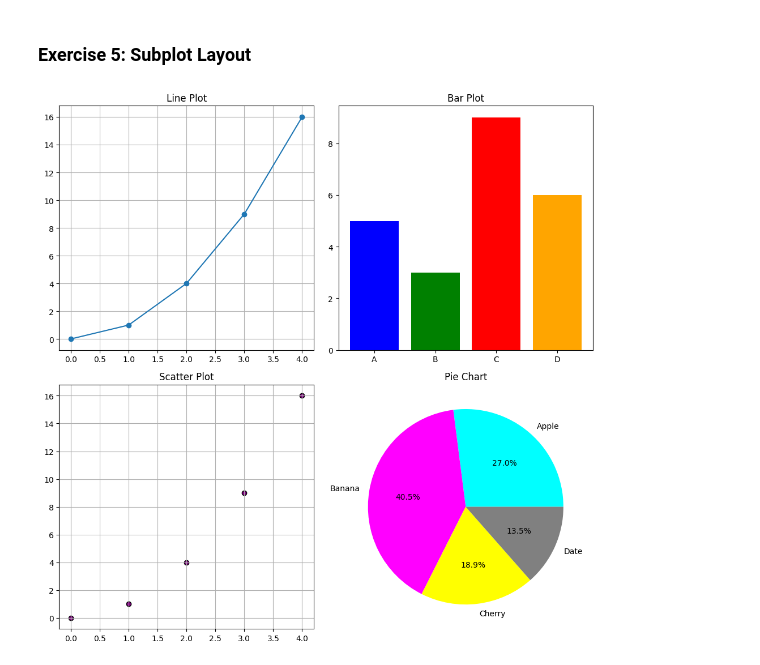
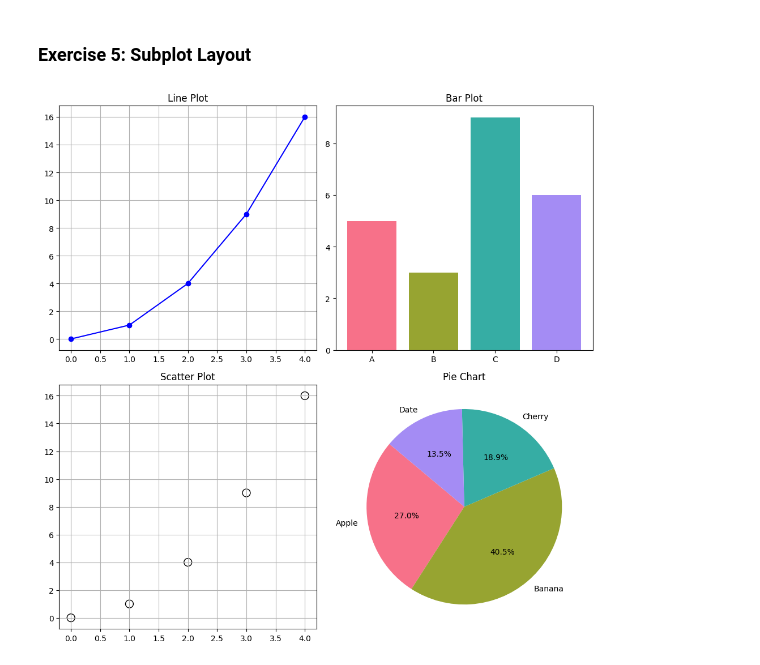
Before and after one commit to Veneel77/python-jupyter-template, a Jupyter notebook: src/5-subplot.ipynb, the cells around one changed output. Saved outputs shown, nothing was run; the diff lists cells and outputs as text; code cells hidden in the pictures.

```diff
--- a/src/5-subplot.ipynb
+++ b/src/5-subplot.ipynb
@@ -4,6 +4,7 @@
 # TASK: Create a 2x2 subplot layout.
 # Plot a line chart in the first subplot, a bar chart in the second, a scatter plot in the third, and a pie chart in the fourth.
 import matplotlib.pyplot as plt
+import seaborn as sns
 
 def validate_data(x, y, categories, values, labels, sizes):
     try:
@@ -30,38 +31,41 @@ def validate_data(x, y, categories, values, labels, sizes):
         print(f"Error: {e}")
         return False
 
 # Data
 x = [0, 1, 2, 3, 4]
 y = [0, 1, 4, 9, 16]
 categories = ['A', 'B', 'C', 'D']
 values = [5, 3, 9, 6]
 labels = ['Apple', 'Banana', 'Cherry', 'Date']
 sizes = [10, 15, 7, 5]
 
 if validate_data(x, y, categories, values, labels, sizes):
     # Create a 2x2 grid of subplots
     fig, axs = plt.subplots(2, 2, figsize=(10, 10))
 
+    # Generate dynamic colors using seaborn or matplotlib
+    color_palette = sns.color_palette("husl", max(len(categories), len(labels)))
+
     # First subplot: Line plot
-    axs[0, 0].plot(x, y, marker='o', linestyle='-')
+    axs[0, 0].plot(x, y, marker='o', linestyle='-', color='blue')
     axs[0, 0].set_title('Line Plot')
     axs[0, 0].grid(True)
 
-    # Second subplot: Bar plot
-    axs[0, 1].bar(categories, values, color=['blue', 'green', 'red', 'orange'])
+    # Second subplot: Bar plot with dynamic colors
+    axs[0, 1].bar(categories, values, color=color_palette[:len(categories)])
     axs[0, 1].set_title('Bar Plot')
 
-    # Third subplot: Scatter plot
-    axs[1, 0].scatter(x, y, color='purple', edgecolors='black')
+    # Third subplot: Scatter plot with improved styling
+    axs[1, 0].scatter(x, y, color='purple', edgecolors='black', facecolors='none', s=100)
     axs[1, 0].set_title('Scatter Plot')
     axs[1, 0].grid(True)
 
-    # Fourth subplot: Pie chart
-    axs[1, 1].pie(sizes, labels=labels, autopct='%1.1f%%', colors=['cyan', 'magenta', 'yellow', 'gray'])
+    # Fourth subplot: Pie chart with dynamic colors
+    axs[1, 1].pie(sizes, labels=labels, autopct='%1.1f%%', colors=color_palette[:len(labels)], startangle=140)
     axs[1, 1].set_title('Pie Chart')
 
     # Adjust layout to prevent overlap
     plt.tight_layout()
     plt.show()
 # %% [output]
-[figure, old version]
+[figure, new version]
```
Also changed, not shown: 6 other files.
